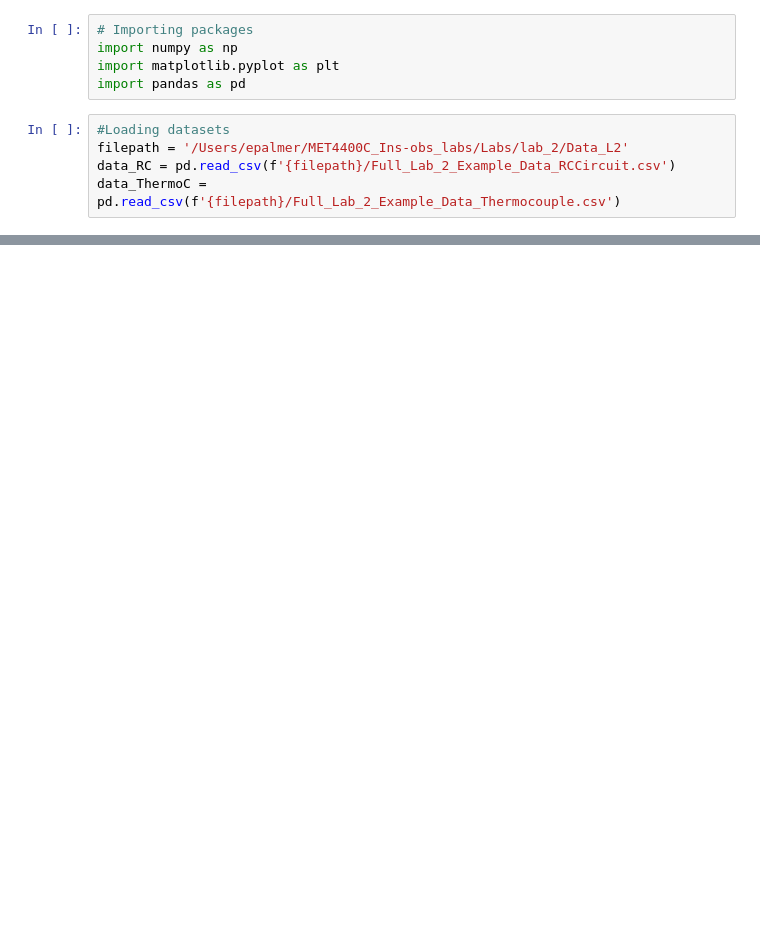
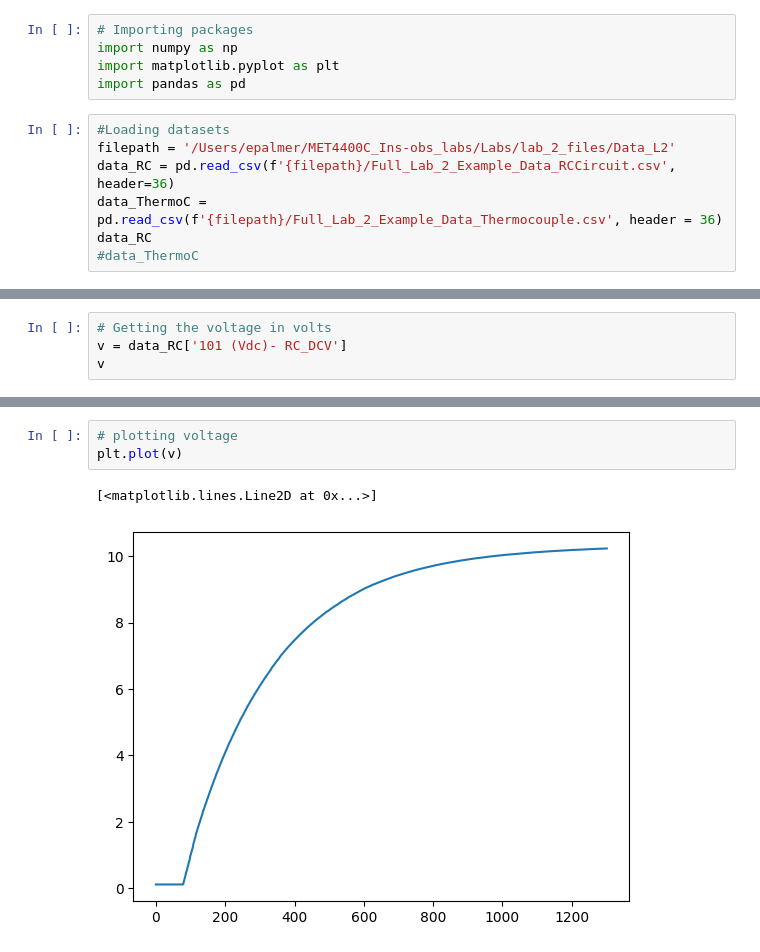
Before and after one commit to EP-Shark/MET4400C_Ins-obs_labs, a Jupyter notebook: Labs/lab_2_files/Full_lab2.ipynb, the cells around one changed output, grey strips where cells are left out. Drawn from its saved outputs; the diff is of its cells as text; blank space fills up the shorter version.

```diff
--- a/Labs/lab_2_files/Full_lab2.ipynb
+++ b/Labs/lab_2_files/Full_lab2.ipynb
@@ -5,7 +5,9 @@ import matplotlib.pyplot as plt
 import pandas as pd
 # %%
 #Loading datasets
-filepath = '/Users/epalmer/MET4400C_Ins-obs_labs/Labs/lab_2/Data_L2'
-data_RC = pd.read_csv(f'{filepath}/Full_Lab_2_Example_Data_RCCircuit.csv')
-data_ThermoC = pd.read_csv(f'{filepath}/Full_Lab_2_Example_Data_Thermocouple.csv')
+filepath = '/Users/epalmer/MET4400C_Ins-obs_labs/Labs/lab_2_files/Data_L2'
+data_RC = pd.read_csv(f'{filepath}/Full_Lab_2_Example_Data_RCCircuit.csv', header=36)
+data_ThermoC = pd.read_csv(f'{filepath}/Full_Lab_2_Example_Data_Thermocouple.csv', header = 36)
+data_RC
+#data_ThermoC
 # %% [output]
@@ -12,0 +27,4 @@ FileNotFoundError: [Errno 2] No such file or directory: '/Users/epalmer/MET4400C
+# %%
+# Getting the voltage in volts
+v = data_RC['101 (Vdc)- RC_DCV']
+v
@@ -12,0 +44,6 @@ FileNotFoundError: [Errno 2] No such file or directory: '/Users/epalmer/MET4400C
+# %%
+# plotting voltage
+plt.plot(v)
+# %% [output]
+[<matplotlib.lines.Line2D at 0x...>]
+[figure, added]
```
Also changed, not shown: parts of 6 cells of this notebook, 1 other file.
